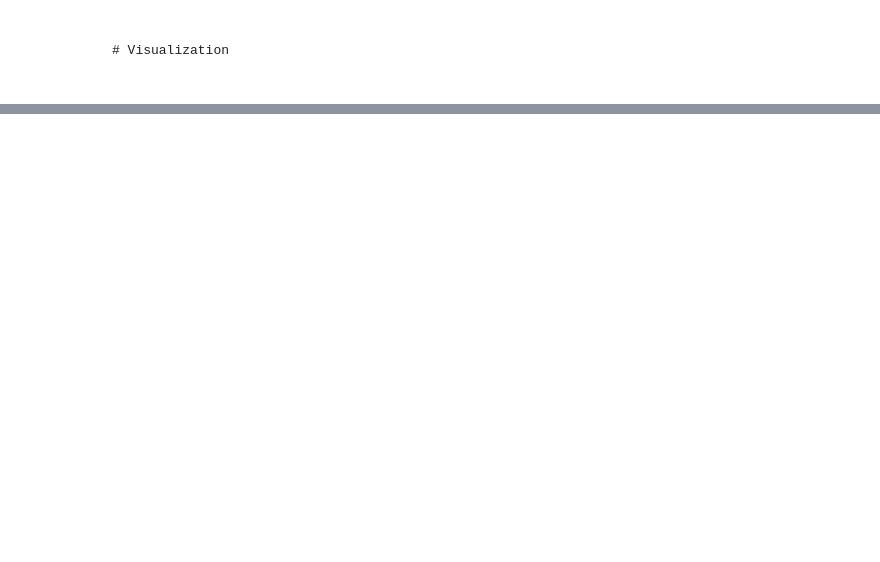
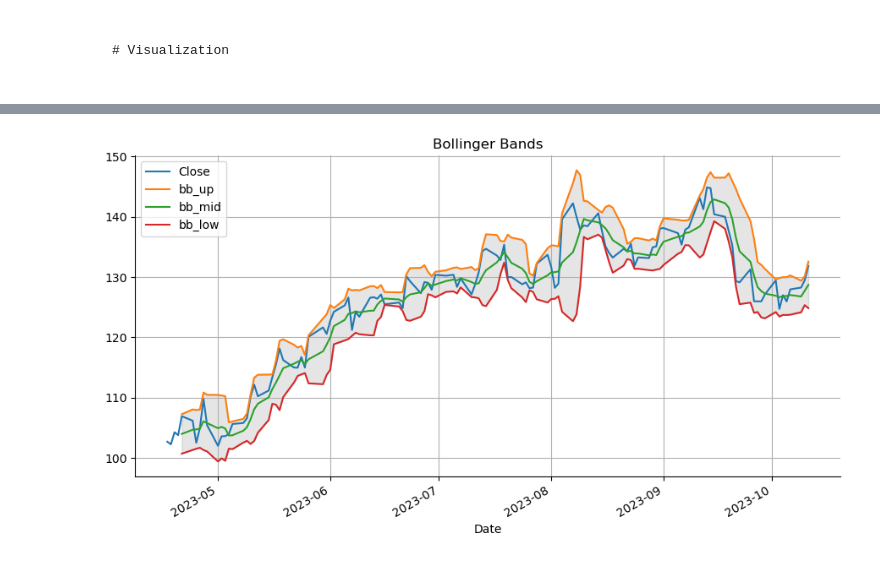
Before and after one commit to jocoder22/FinIndicators, a Jupyter notebook: BollingerBands.ipynb, the cells around one changed output, grey strips where cells are left out. Cells and saved outputs as stored; diff of their text form; code cells hidden in the pictures; blank space fills up the shorter version.

```diff
--- a/BollingerBands.ipynb
+++ b/BollingerBands.ipynb
@@ -242,17 +264,14 @@ fig.show()
 # %%
 # https://stackoverflow.com/questions/64741015/plotly-how-to-color-the-fill-between-two-lines-based-on-a-condition
 # %%
-fig, ax = plt.subplots()
+fig, ax = plt.subplots(figsize=[9,5])
 
-(
-    df.loc[:, ["Close", "bb_up", "bb_mid", "bb_low"]]
-    .plot(ax=ax, title="Bollinger Bands")
-)
-
-ax.fill_between(df.index, df["bb_low"], df["bb_up"],
-                color="gray",
-                alpha=.4)
+df.loc[:, ["Close", "bb_up", "bb_mid", "bb_low"]].plot(ax=ax, title="Bollinger Bands")
+ax.fill_between(df.index, df["bb_low"], df["bb_up"], color="gray", alpha=.2)
 
 sns.despine()
 plt.tight_layout()
+plt.grid()
 plt.show()
+# %% [output]
+[figure, added]
```
Also changed, not shown: parts of 6 cells of this notebook.
